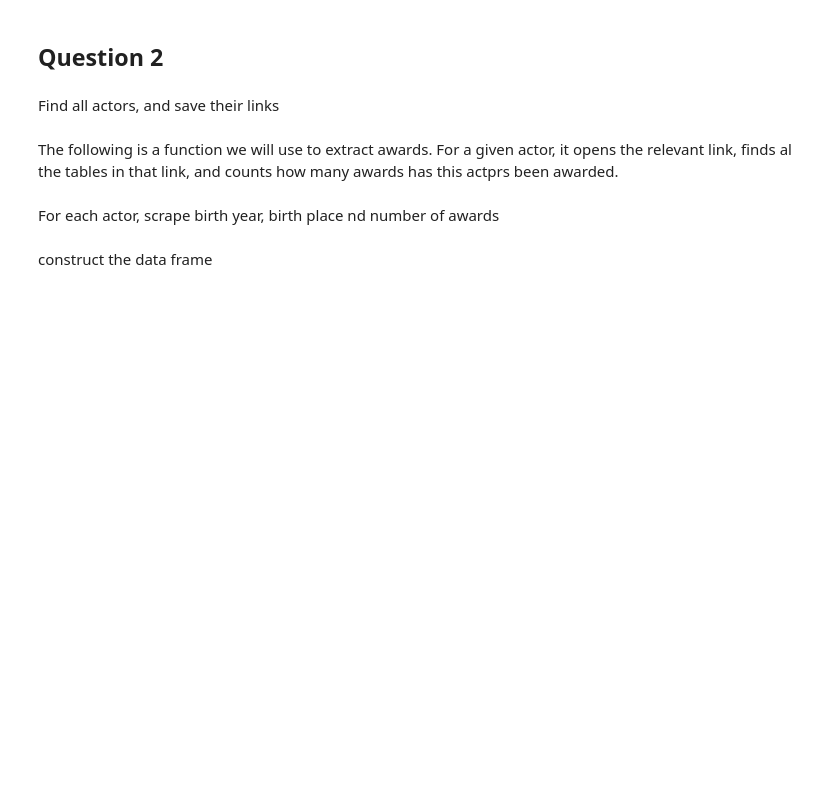
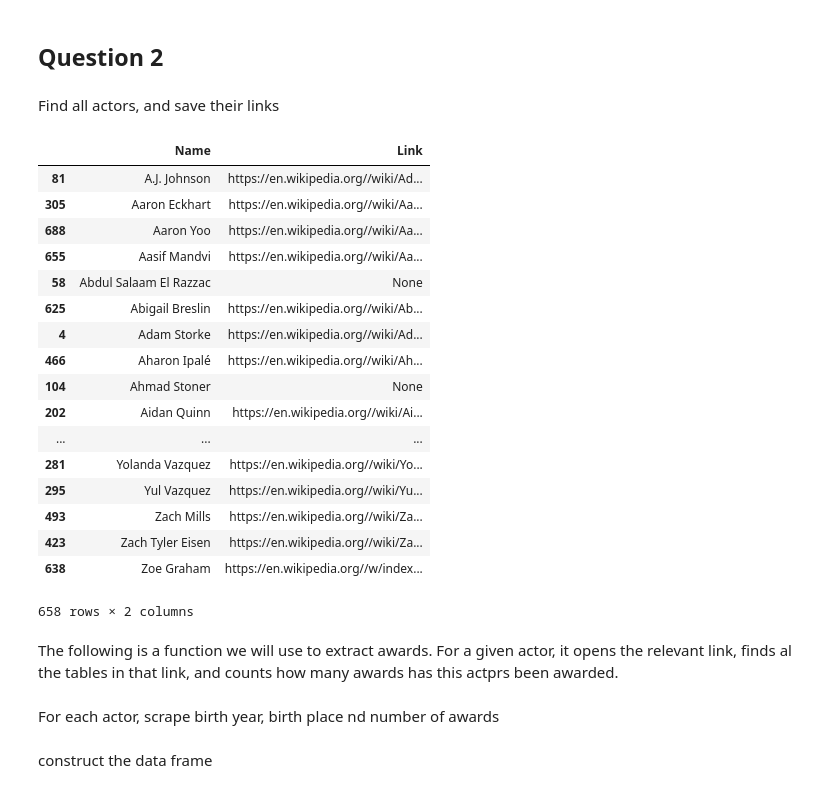
Before and after one commit to saarzeev/WikiScrapper, a Jupyter notebook: Assignment1Notebook.ipynb, the cells around one changed output. Cells and saved outputs as stored; diff of their text form; code cells hidden in the pictures; blank space fills up the shorter version.

```diff
--- a/Assignment1Notebook.ipynb
+++ b/Assignment1Notebook.ipynb
@@ -79,34 +100,53 @@ for movie_link in df["Links"]:
 
     span = soup.findAll("span", id=re.compile("(^Cast$)|(\scast$)"))
     if not span:
         continue
 
     try:
         p = span[0].parent
         entire_list = list(p.findNext('ul').findAll("li"))
         for entry in entire_list:
             if entry.find('a'):
                 name = entry.find('a').get_text()
                 if not name == "Julia Roberts":
                     actors_list.append(name)
                     link_list.append(wiki_prefix + entry.find('a').get('href'))
 
             elif entry.get_text() != "":
                 name = entry.get_text()
                 if name.find(' as ') > -1:
                     name = name[:name.find(' as ')]
                 if not name == "Julia Roberts":
                     actors_list.append(name)
-                    link_list.append("")
+                    link_list.append(None)
     except:
         None
 
 
 actorsdf = pd.DataFrame(actors_list, columns=['Name'])
 actorsdf['Link'] = link_list
 duplicated = actorsdf.groupby('Name').size().reset_index(name='Num of occurrences')
 actorsdf.drop_duplicates(['Name'], keep="last",inplace=True)
 actorsdf.sort_values("Name")
+# %% [output]
+|  | Name | Link |
+| 81 | A.J. Johnson | https://en.wikipedia.org//wiki/Ad... |
+| 305 | Aaron Eckhart | https://en.wikipedia.org//wiki/Aa... |
+| 688 | Aaron Yoo | https://en.wikipedia.org//wiki/Aa... |
+| 655 | Aasif Mandvi | https://en.wikipedia.org//wiki/Aa... |
+| 58 | Abdul Salaam El Razzac | None |
+| 625 | Abigail Breslin | https://en.wikipedia.org//wiki/Ab... |
+| 4 | Adam Storke | https://en.wikipedia.org//wiki/Ad... |
+| 466 | Aharon Ipalé | https://en.wikipedia.org//wiki/Ah... |
+| 104 | Ahmad Stoner | None |
+| 202 | Aidan Quinn | https://en.wikipedia.org//wiki/Ai... |
+| ... | ... | ... |
+| 281 | Yolanda Vazquez | https://en.wikipedia.org//wiki/Yo... |
+| 295 | Yul Vazquez | https://en.wikipedia.org//wiki/Yu... |
+| 493 | Zach Mills | https://en.wikipedia.org//wiki/Za... |
+| 423 | Zach Tyler Eisen | https://en.wikipedia.org//wiki/Za... |
+| 638 | Zoe Graham | https://en.wikipedia.org//w/index... |
+658 rows × 2 columns
 # %% [markdown]
 The following is a function we will use to extract awards. For a given actor, it opens the relevant link, finds al the tables in that link, and counts how many awards has this actprs been awarded.
 # %%
```
Also changed, not shown: parts of 5 cells of this notebook.
